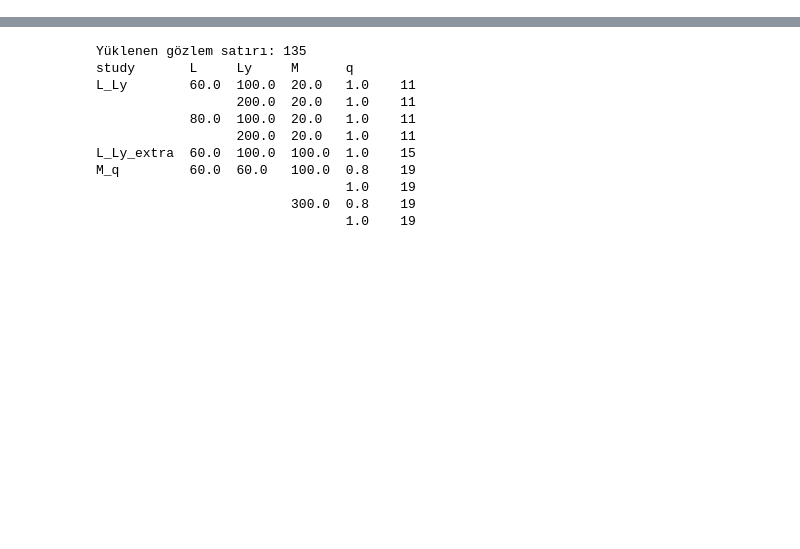
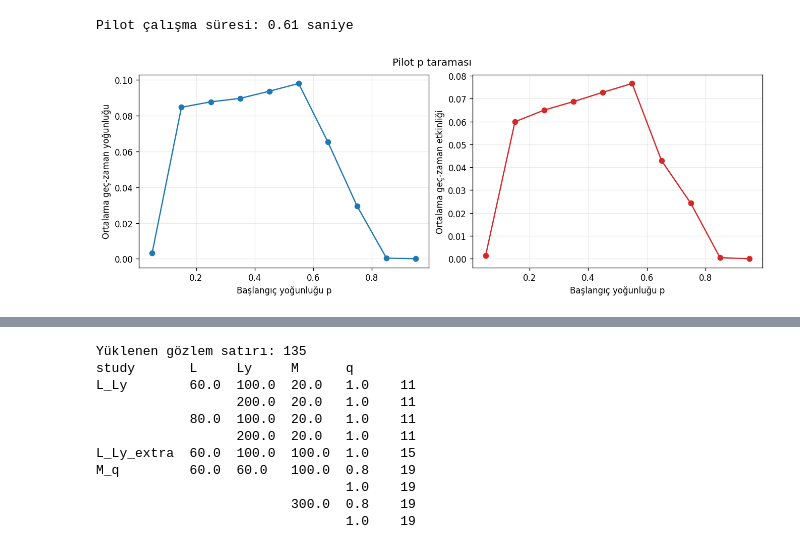
Before and after one commit to yildizaliyigit067-dotcom/CA, a Jupyter notebook: 05_random_initial_conditions.ipynb, the cells around one changed output, grey strips where cells are left out. Drawn from its saved outputs; the diff is of its cells as text; code cells hidden in the pictures; blank space fills up the shorter version.

```diff
--- a/05_random_initial_conditions.ipynb
+++ b/05_random_initial_conditions.ipynb
@@ -12,0 +284,17 @@ q=1 standart B3/S23 Life, q=0,8 ise yalnızca doğum kuralının olasılıksal y
+# %%
+def run_ensemble(size, density, steps, runs, late_window, rng):
+    late_densities = np.zeros(runs, dtype=float)
+    late_activities = np.zeros(runs, dtype=float)
+
+    for run in range(runs):
+        initial = random_grid(size, density, rng)
+        history = simulate_life(initial, steps)
+
+        density_values = density_time_series(history)
+        activity_values = activity_time_series(history)
+
+        late_densities[run] = late_time_average(density_values, late_window)
+        activity_window = min(late_window, len(activity_values))
+        late_activities[run] = late_time_average(activity_values, activity_window)
+
+    return late_densities, late_activities
@@ -12,0 +342,40 @@ q=1 standart B3/S23 Life, q=0,8 ise yalnızca doğum kuralının olasılıksal y
+# %%
+pilot_size = 40
+pilot_steps = 120
+pilot_runs = 5
+pilot_window = 30
+pilot_p_values = np.arange(0.05, 1.00, 0.10)
+
+pilot_results = {}
+pilot_rng = np.random.default_rng(2026)
+start = time.perf_counter()
+
+for p in pilot_p_values:
+    rho_samples, activity_samples = run_ensemble(
+        pilot_size, p, pilot_steps, pilot_runs, pilot_window, pilot_rng
+    )
+    pilot_results[float(p)] = {
+        "rho_samples": rho_samples,
+        "activity_samples": activity_samples,
+    }
+
+elapsed = time.perf_counter() - start
+print(f"Pilot çalışma süresi: {elapsed:.2f} saniye")
+
+pilot_rho_mean = [pilot_results[float(p)]["rho_samples"].mean() for p in pilot_p_values]
+pilot_activity_mean = [
+    pilot_results[float(p)]["activity_samples"].mean() for p in pilot_p_values
+]
+
+fig, axes = plt.subplots(1, 2, figsize=(11, 4), constrained_layout=True)
+axes[0].plot(pilot_p_values, pilot_rho_mean, "o-")
+axes[0].set(xlabel="Başlangıç yoğunluğu p", ylabel="Ortalama geç-zaman yoğunluğu")
+axes[1].plot(pilot_p_values, pilot_activity_mean, "o-", color="tab:red")
+axes[1].set(xlabel="Başlangıç yoğunluğu p", ylabel="Ortalama geç-zaman etkinliği")
+for ax in axes:
+    ax.grid(alpha=0.25)
+fig.suptitle("Pilot p taraması")
+plt.show()
+# %% [output]
+Pilot çalışma süresi: 0.61 saniye
+[figure, added]
```
Also changed, not shown: parts of 55 cells of this notebook.
